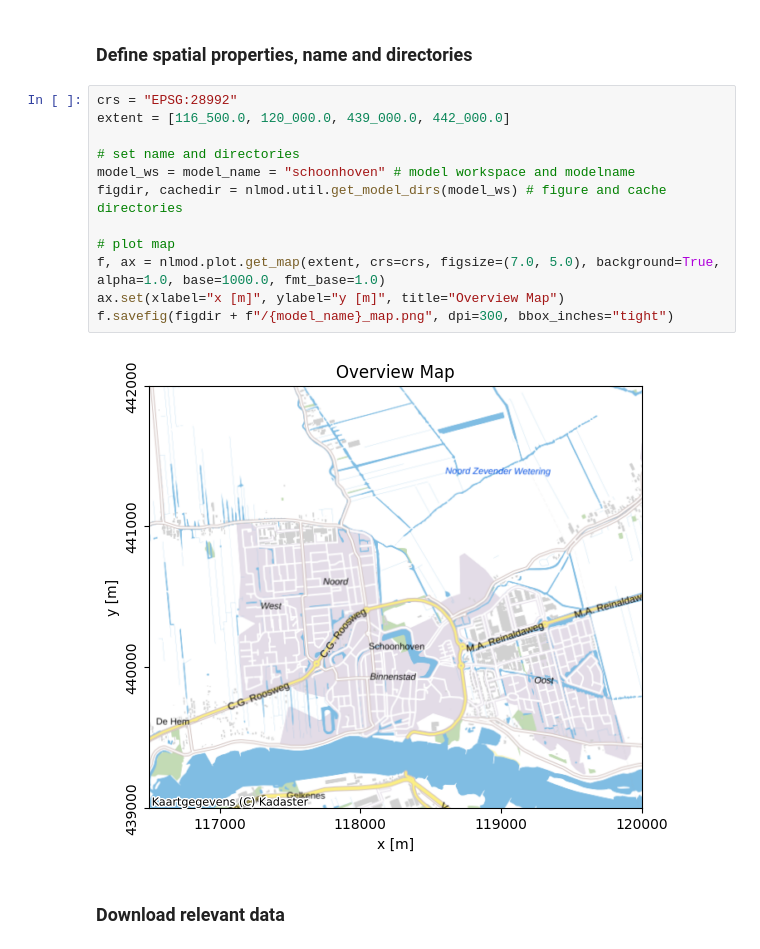
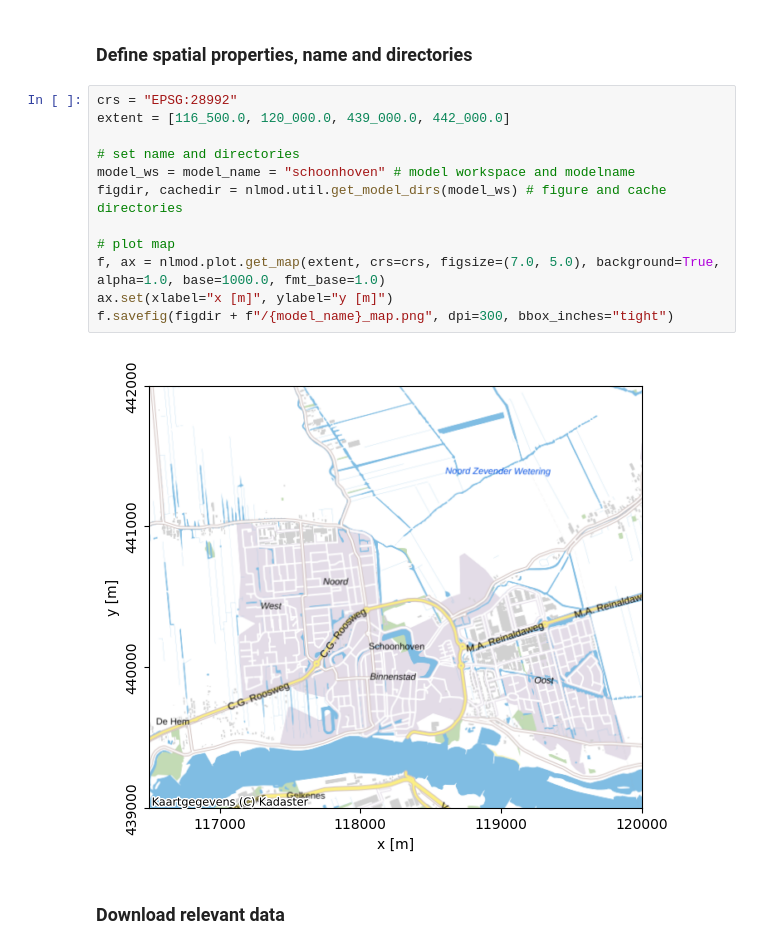
Before and after one commit to gwmod/nlmod, a Jupyter notebook: docs/examples/21_joss_example.ipynb, the cells around one changed output. Cells and saved outputs as stored; diff of their text form.

```diff
--- a/docs/examples/21_joss_example.ipynb
+++ b/docs/examples/21_joss_example.ipynb
@@ -22,17 +22,17 @@ nlmod.util.get_color_logger("INFO")
 # %%
 crs = "EPSG:28992"
 extent = [116_500.0, 120_000.0, 439_000.0, 442_000.0]
 
 # set name and directories
 model_ws = model_name = "schoonhoven" # model workspace and modelname
 figdir, cachedir = nlmod.util.get_model_dirs(model_ws) # figure and cache directories
 
 # plot map
 f, ax = nlmod.plot.get_map(extent, crs=crs, figsize=(7.0, 5.0), background=True, alpha=1.0, base=1000.0, fmt_base=1.0)
-ax.set(xlabel="x [m]", ylabel="y [m]", title="Overview Map")
+ax.set(xlabel="x [m]", ylabel="y [m]")
 f.savefig(figdir + f"/{model_name}_map.png", dpi=300, bbox_inches="tight")
 # %% [output]
-[figure, old version]
+[figure, new version]
 # %% [markdown]
 ### Download relevant data
 # %%
```
Also changed, not shown: parts of 3 cells of this notebook, 5 other files.
